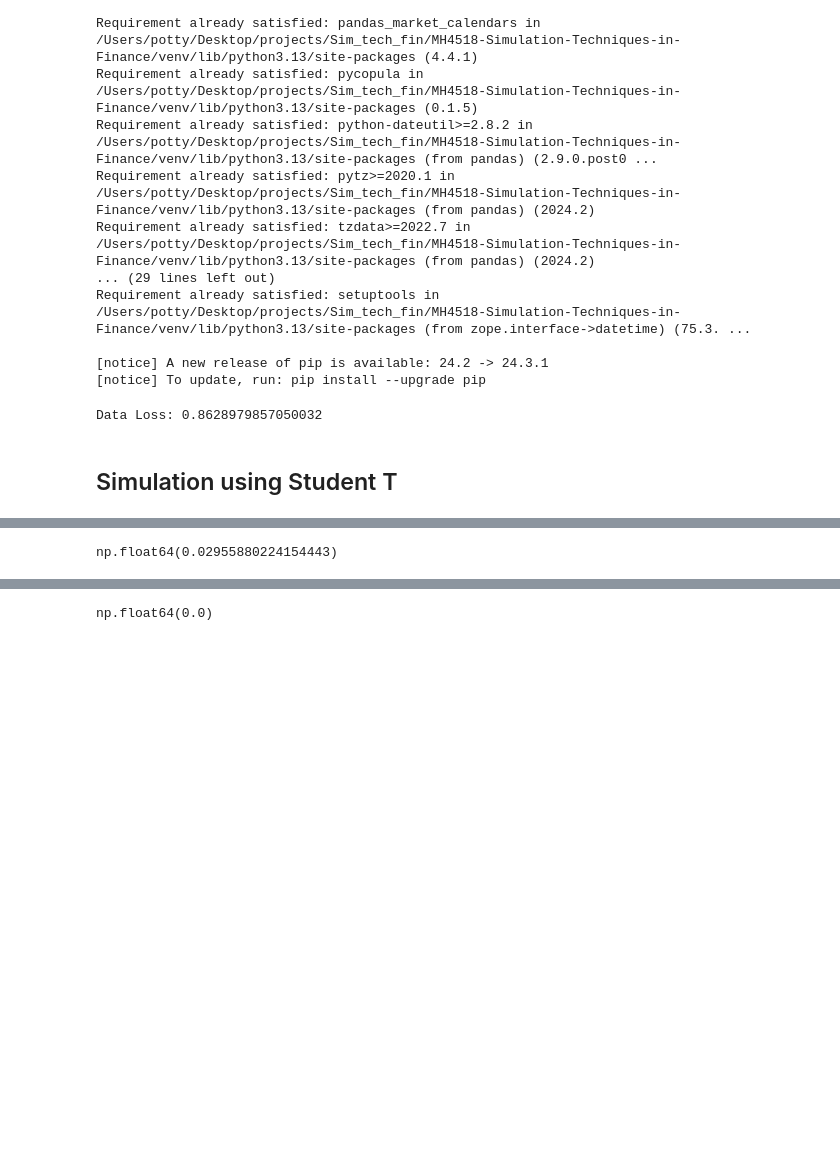
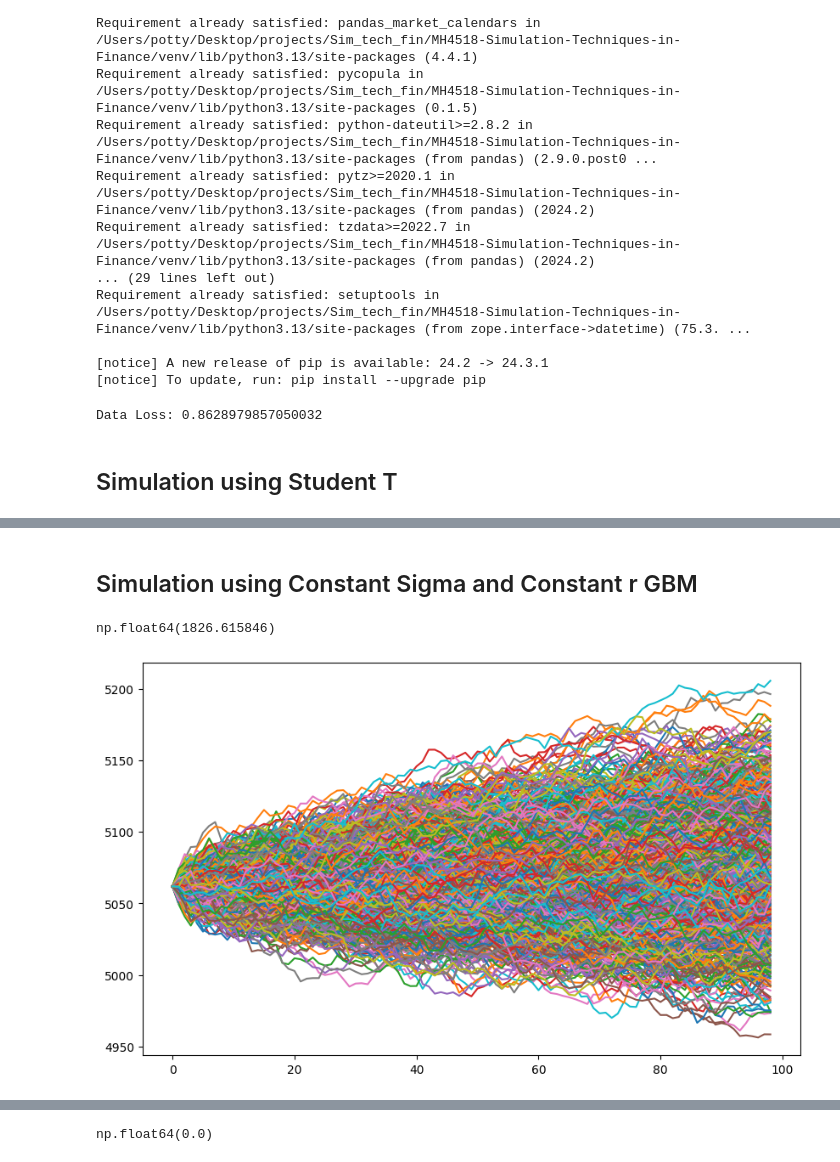
Before and after one commit to lesfgoh/MH4518-Simulation-Techniques, a Jupyter notebook: Code/tj_main.ipynb, the cells around one changed output, grey strips where cells are left out. Drawn from its saved outputs; the diff is of its cells as text; code cells hidden in the pictures; blank space fills up the shorter version.

```diff
--- a/Code/tj_main.ipynb
+++ b/Code/tj_main.ipynb
@@ -138,7 +138,3 @@ price_paths = {
-# %%
-np.log(1.03)
-# %% [output]
-np.float64(0.02955880224154443)
 # %%
 dt = 1 / 252
 mu = {}
@@ -186,6 +182,8 @@ for i in range(1, n_timesteps + 1):
 
 for index in ['SMI', 'STOXX50', 'SP500']:
     price_paths[index]= price_paths[index].transpose()
+# %% [markdown]
+## Simulation using Constant Sigma and Constant r GBM
 # %%
 date = '2024-08-01'
 final_date = '2024-12-16'
@@ -221,3 +218,13 @@ for i in range(len(price_paths['SMI'])):
         l.append(1000*discount_factor)
     else:
         l.append(discount_factor*1000*min(1, sim['SMI'].iloc[-1]/smi_barrier, sim['SP500'].iloc[-1]/sp500_barrier, sim['STOXX50'].iloc[-1]/stoxx_barrier))
+# %%
+stoxx_barrier
+# %% [output]
+np.float64(1826.615846)
+# %%
+plt.figure(figsize=(10, 6))
+for path in price_paths["STOXX50"]:
+    plt.plot(path)
+# %% [output]
+[figure, added]
```
Also changed, not shown: parts of 5 cells of this notebook, 1 other file.
